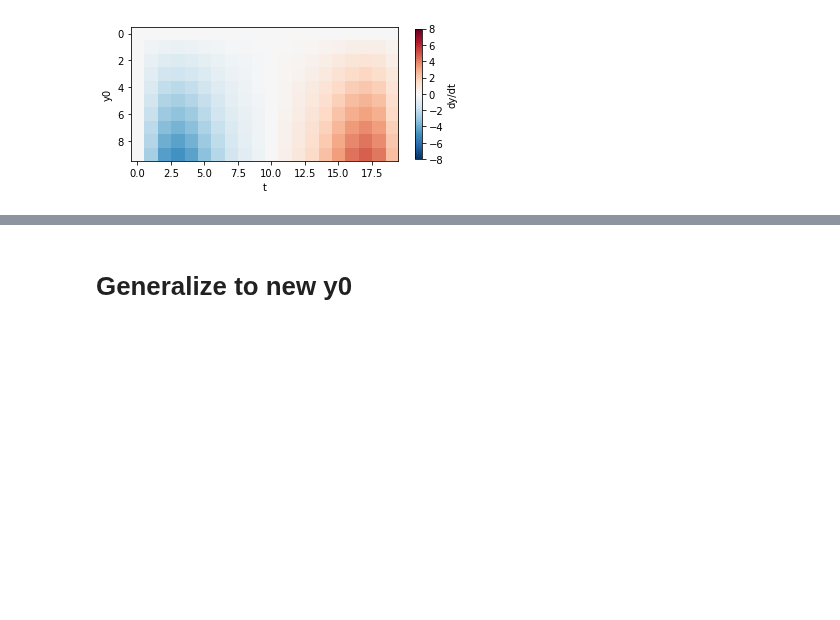
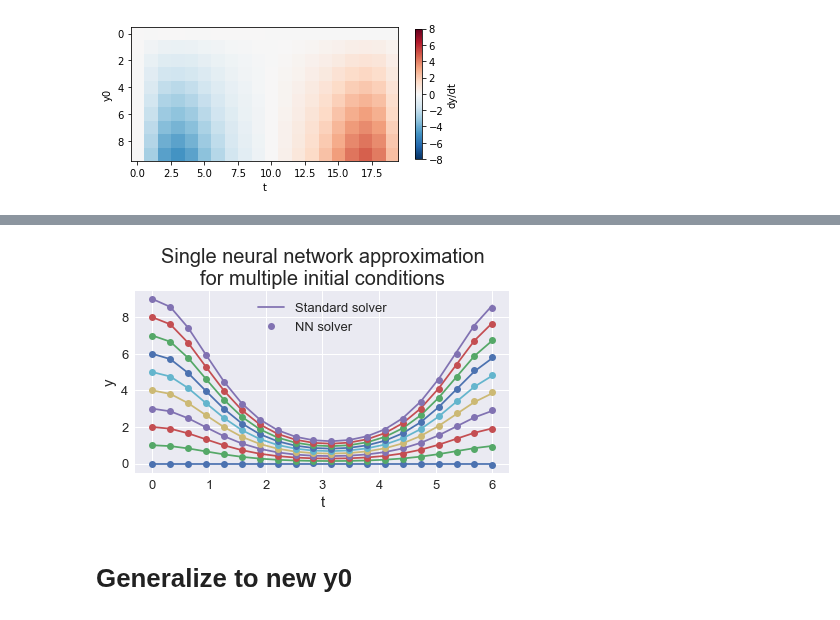
Before and after one commit to JiaweiZhuang/AM205_final, a Jupyter notebook: prototype/JWZ/Flexible_initial_cond.ipynb, the cells around one changed output, grey strips where cells are left out. Cells and saved outputs as stored; diff of their text form; code cells hidden in the pictures; blank space fills up the shorter version.

```diff
--- a/prototype/JWZ/Flexible_initial_cond.ipynb
+++ b/prototype/JWZ/Flexible_initial_cond.ipynb
@@ -311,3 +331,21 @@ plt.xlabel('t');plt.ylabel('y0');
+# %%
+for i,y in enumerate(y_list):
+    if i == len(y_list)-1:
+        label_1='Standard solver'
+        label_2='NN solver'
+    else:
+        label_1 = label_2 = None
+    plt.plot(t, y, label=label_1, color=palette[i])
+    plt.plot(t, y_pred[i,:], 'o', label=label_2, color=palette[i])
+
+plt.legend()
+plt.title("Single neural network approximation\n"
+          "for multiple initial conditions")
+plt.xlabel('t');plt.ylabel('y');
+plt.tight_layout()
+plt.savefig('flexible_init.png', dpi=300)
+# %% [output]
+[figure, added]
 # %% [markdown]
 # Generalize to new y0
 # %%
```
Also changed, not shown: parts of 15 cells of this notebook.
